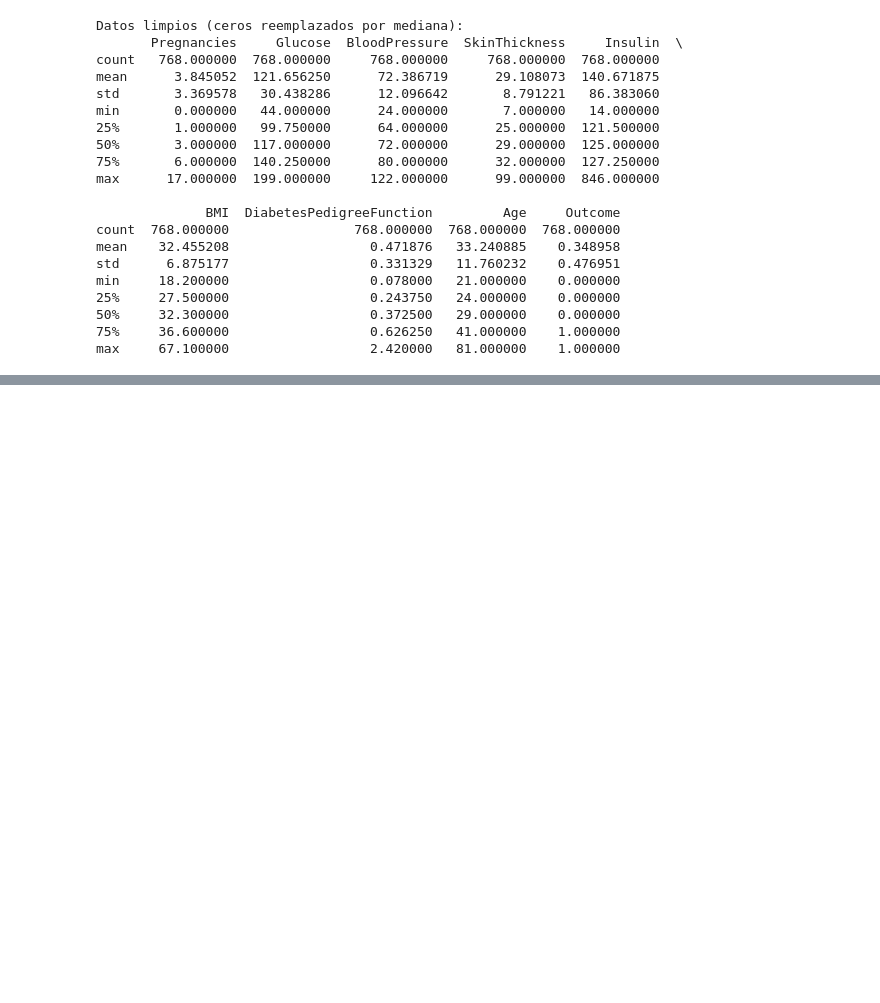
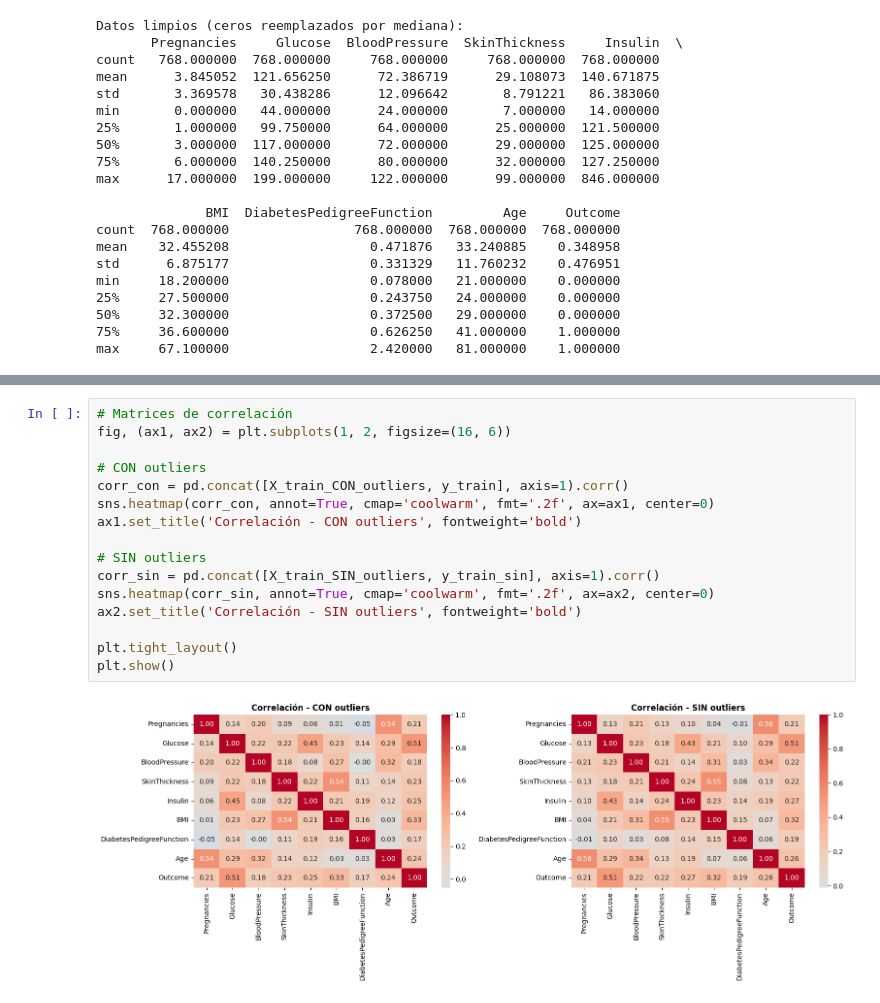
Before and after one commit to 4GeeksAcademy/palomagondim-intro-ml, a Jupyter notebook: src/04-decisiontree.ipynb, the cells around one changed output, grey strips where cells are left out. Drawn from its saved outputs; the diff is of its cells as text; blank space fills up the shorter version.

```diff
--- a/src/04-decisiontree.ipynb
+++ b/src/04-decisiontree.ipynb
@@ -134,0 +163,18 @@ Registros eliminados: 40
+# %%
+# Matrices de correlación
+fig, (ax1, ax2) = plt.subplots(1, 2, figsize=(16, 6))
+
+# CON outliers
+corr_con = pd.concat([X_train_CON_outliers, y_train], axis=1).corr()
+sns.heatmap(corr_con, annot=True, cmap='coolwarm', fmt='.2f', ax=ax1, center=0)
+ax1.set_title('Correlación - CON outliers', fontweight='bold')
+
+# SIN outliers
+corr_sin = pd.concat([X_train_SIN_outliers, y_train_sin], axis=1).corr()
+sns.heatmap(corr_sin, annot=True, cmap='coolwarm', fmt='.2f', ax=ax2, center=0)
+ax2.set_title('Correlación - SIN outliers', fontweight='bold')
+
+plt.tight_layout()
+plt.show()
+# %% [output]
+[figure, added]
```
Also changed, not shown: parts of 24 cells of this notebook, 2 other files.
